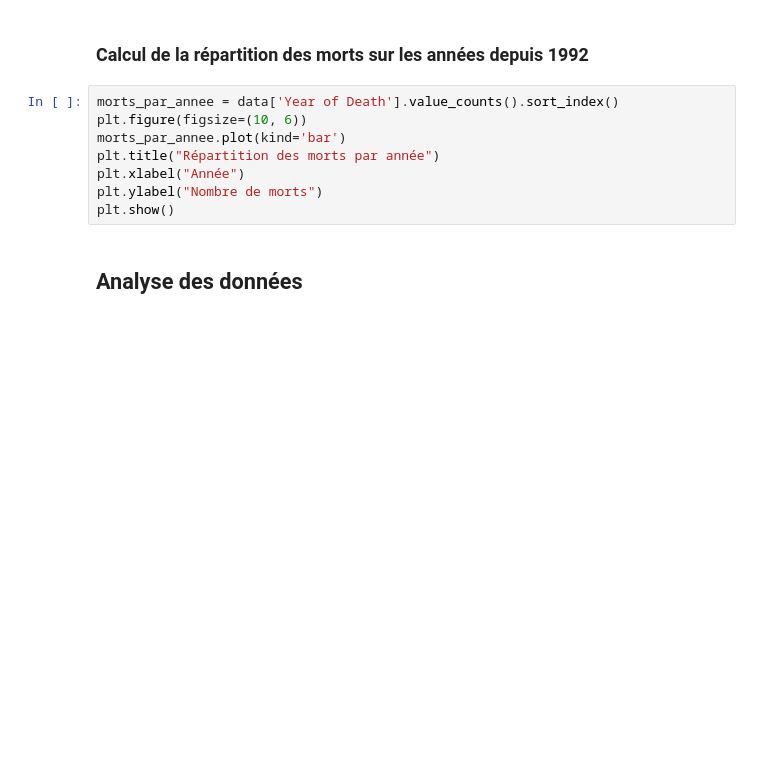
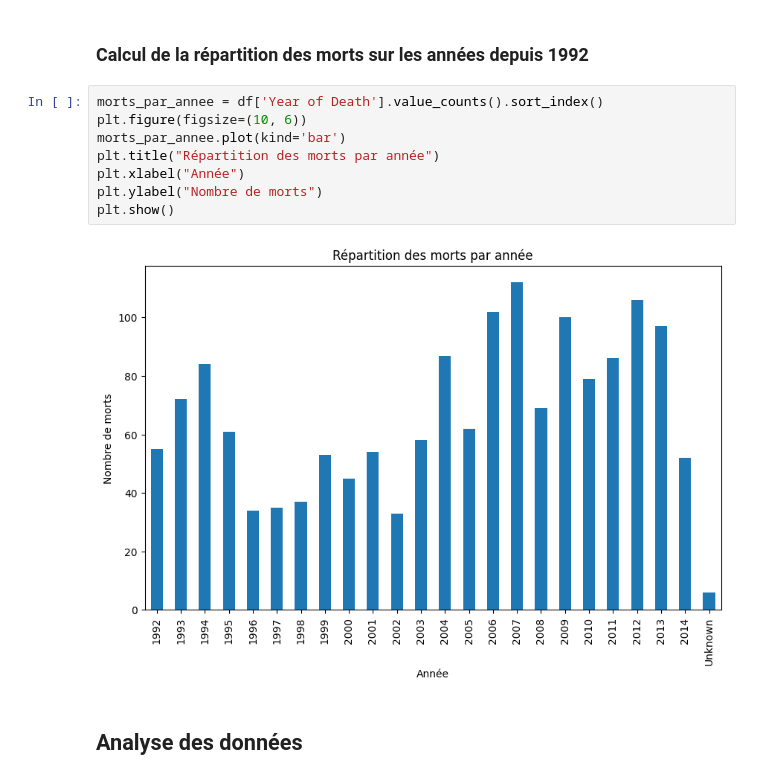
Before and after one commit to AlikakilA/Python_Manipulation_Data, a Jupyter notebook: rapport.ipynb, the cells around one changed output. Cells and saved outputs as stored; diff of their text form; blank space fills up the shorter version.

```diff
--- a/rapport.ipynb
+++ b/rapport.ipynb
@@ -131,13 +141,15 @@ plt.show()
 # %% [markdown]
 ### Calcul de la répartition des morts sur les années depuis 1992
 # %%
-morts_par_annee = data['Year of Death'].value_counts().sort_index()
+morts_par_annee = df['Year of Death'].value_counts().sort_index()
 plt.figure(figsize=(10, 6))
 morts_par_annee.plot(kind='bar')
 plt.title("Répartition des morts par année")
 plt.xlabel("Année")
 plt.ylabel("Nombre de morts")
 plt.show()
+# %% [output]
+[figure, added]
 # %% [markdown]
 ## Analyse des données
 # %% [markdown]
```
Also changed, not shown: parts of 6 cells of this notebook.
